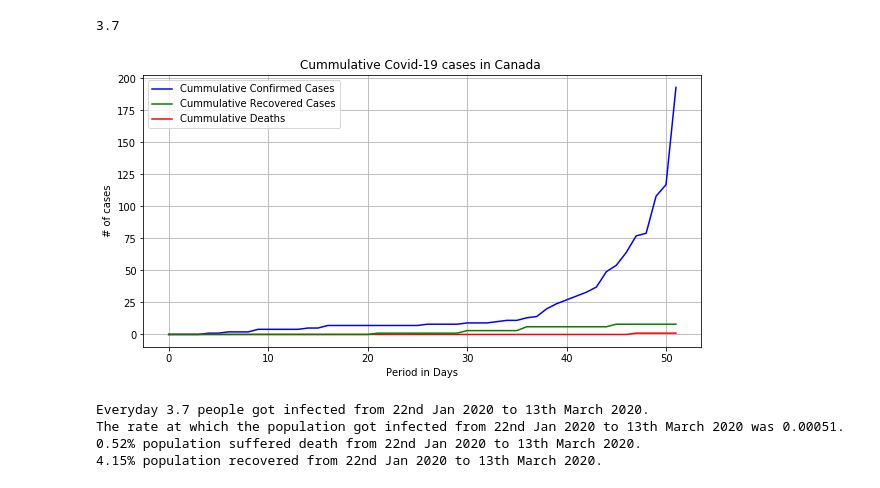
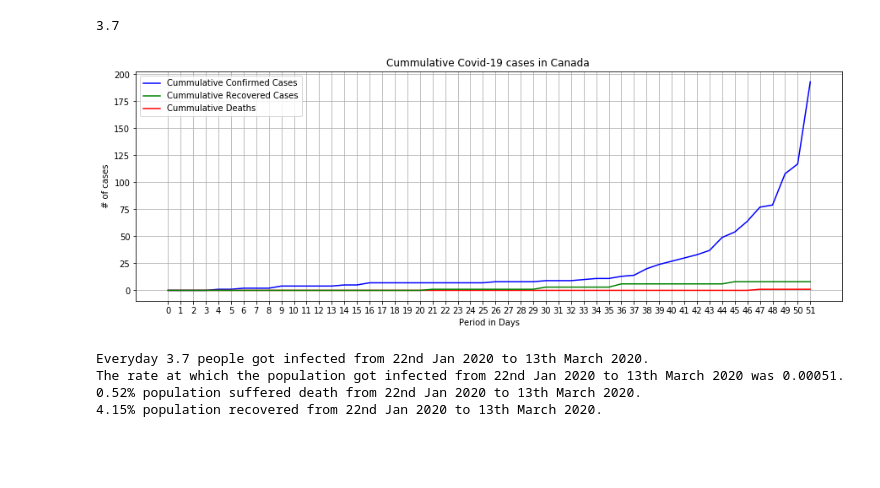
Before and after one commit to davesiddharth/Covid-19-US-Canada-Case-Prediction, a Jupyter notebook: COVID-19_dataset/Data_cleaning_China_US_Canada.ipynb, the cells around one changed output. Cells and saved outputs as stored; diff of their text form; code cells hidden in the pictures; blank space fills up the shorter version.

```diff
--- a/COVID-19_dataset/Data_cleaning_China_US_Canada.ipynb
+++ b/COVID-19_dataset/Data_cleaning_China_US_Canada.ipynb
@@ -295,22 +295,23 @@ speed_infection_china
 # %% [output]
 1556.6
 # %%
-plt.figure(figsize=(10,5))
+plt.figure(figsize=(15,5))
 x_axis = np.arange(0, len(china_df))
-tick_locations = []
+tick_locations_china = []
 for x in x_axis:
-    tick_locations.append(x)
+    tick_locations_china.append(x)
 
 plt.title("Cummulative Covid-19 cases in China ")
 plt.xlabel("Period in Days")
 plt.ylabel("# of cases")
 plt.grid()
 
-confirmed_cases, = plt.plot(x_axis, china_df.loc[:,'#Cummulative Confirmed Cases'], color="blue", label="Cummulative Confirmed Cases")
-death_cases, = plt.plot(x_axis, china_df.loc[:,'#Cummulative Death Cases'], color="red", label="Cummulative Deaths")
-recovered_cases, = plt.plot(x_axis, china_df.loc[:,'#Cummulative Recovered Cases'], color="green", label="Cummulative Recovered Cases")
+confirmed_cases_china, = plt.plot(x_axis, china_df.loc[:,'#Cummulative Confirmed Cases'], color="blue", label="Cummulative Confirmed Cases")
+death_cases_china, = plt.plot(x_axis, china_df.loc[:,'#Cummulative Death Cases'], color="red", label="Cummulative Deaths")
+recovered_cases_china, = plt.plot(x_axis, china_df.loc[:,'#Cummulative Recovered Cases'], color="green", label="Cummulative Recovered Cases")
 
-plt.legend(handles=[confirmed_cases, recovered_cases, death_cases], loc="upper left")
+plt.legend(handles=[confirmed_cases_china, recovered_cases_china, death_cases_china], loc="upper left")
+plt.xticks(tick_locations_china)
 
 plt.show()
 
@@ -374,22 +375,23 @@ speed_infection_US
 # %% [output]
 41.9
 # %%
-plt.figure(figsize=(10,5))
+plt.figure(figsize=(15,5))
 x_axis = np.arange(0, len(US_df))
-tick_locations = []
+tick_locations_US = []
 for x in x_axis:
-    tick_locations.append(x)
+    tick_locations_US.append(x)
 
 plt.title("Cummulative Covid-19 cases in US ")
 plt.xlabel("Period in Days")
 plt.ylabel("# of cases")
 plt.grid()
 
-confirmed_cases, = plt.plot(x_axis, US_df.loc[:,'#Cummulative Confirmed Cases'], color="blue", label="Cummulative Confirmed Cases")
-death_cases, = plt.plot(x_axis, US_df.loc[:,'#Cummulative Death Cases'], color="red", label="Cummulative Deaths")
-recovered_cases, = plt.plot(x_axis, US_df.loc[:,'#Cummulative Recovered Cases'], color="green", label="Cummulative Recovered Cases")
+confirmed_cases_US, = plt.plot(x_axis, US_df.loc[:,'#Cummulative Confirmed Cases'], color="blue", label="Cummulative Confirmed Cases")
+death_cases_US, = plt.plot(x_axis, US_df.loc[:,'#Cummulative Death Cases'], color="red", label="Cummulative Deaths")
+recovered_cases_US, = plt.plot(x_axis, US_df.loc[:,'#Cummulative Recovered Cases'], color="green", label="Cummulative Recovered Cases")
 
-plt.legend(handles=[confirmed_cases, recovered_cases, death_cases], loc="upper left")
+plt.legend(handles=[confirmed_cases_US, recovered_cases_US, death_cases_US], loc="upper left")
+plt.xticks(tick_locations_US)
 
 plt.show()
 
@@ -453,31 +455,32 @@ speed_infection_canada
 # %% [output]
 3.7
 # %%
-plt.figure(figsize=(10,5))
+plt.figure(figsize=(15,5))
 x_axis = np.arange(0, len(canada_df))
-tick_locations = []
+tick_locations_canada = []
 for x in x_axis:
-    tick_locations.append(x)
+    tick_locations_canada.append(x)
 
 plt.title("Cummulative Covid-19 cases in Canada ")
 plt.xlabel("Period in Days")
 plt.ylabel("# of cases")
 plt.grid()
 
-confirmed_cases, = plt.plot(x_axis, canada_df.loc[:,'#Cummulative Confirmed Cases'], color="blue", label="Cummulative Confirmed Cases")
-death_cases, = plt.plot(x_axis, canada_df.loc[:,'#Cummulative Death Cases'], color="red", label="Cummulative Deaths")
-recovered_cases, = plt.plot(x_axis, canada_df.loc[:,'#Cummulative Recovered Cases'], color="green", label="Cummulative Recovered Cases")
+confirmed_cases_canada, = plt.plot(x_axis, canada_df.loc[:,'#Cummulative Confirmed Cases'], color="blue", label="Cummulative Confirmed Cases")
+death_cases_canada, = plt.plot(x_axis, canada_df.loc[:,'#Cummulative Death Cases'], color="red", label="Cummulative Deaths")
+recovered_cases_canada, = plt.plot(x_axis, canada_df.loc[:,'#Cummulative Recovered Cases'], color="green", label="Cummulative Recovered Cases")
 
-plt.legend(handles=[confirmed_cases, recovered_cases, death_cases], loc="upper left")
+plt.legend(handles=[confirmed_cases_canada, recovered_cases_canada, death_cases_canada], loc="upper left")
+plt.xticks(tick_locations_canada)
 
 plt.show()
 
 print(f"Everyday {speed_infection_canada} people got infected from 22nd Jan 2020 to 13th March 2020.")
 print(f"The rate at which the population got infected from 22nd Jan 2020 to 13th March 2020 was {infection_rate_canada}.")
 print(f"{percentage_death_canada}% population suffered death from 22nd Jan 2020 to 13th March 2020.")
 print(f"{percentage_recovered_canada}% population recovered from 22nd Jan 2020 to 13th March 2020.")
 # %% [output]
-[figure, old version]
+[figure, new version]
 Everyday 3.7 people got infected from 22nd Jan 2020 to 13th March 2020.
 The rate at which the population got infected from 22nd Jan 2020 to 13th March 2020 was 0.00051.
 0.52% population suffered death from 22nd Jan 2020 to 13th March 2020.
```
Also changed, not shown: parts of 3 cells of this notebook.
